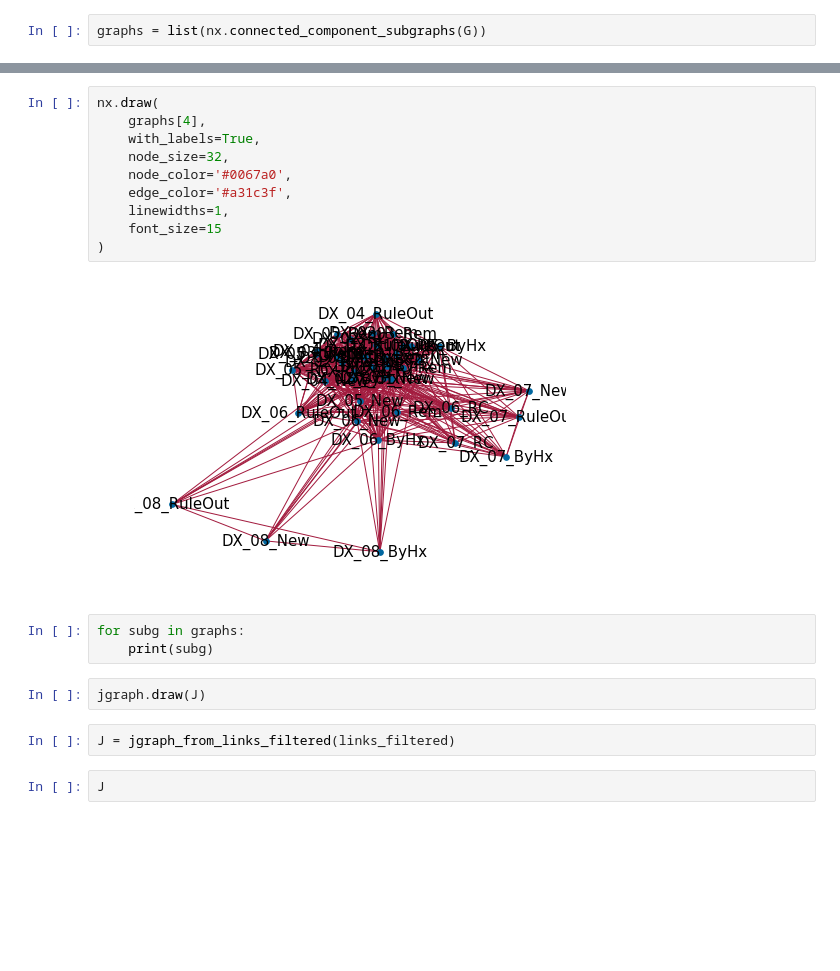
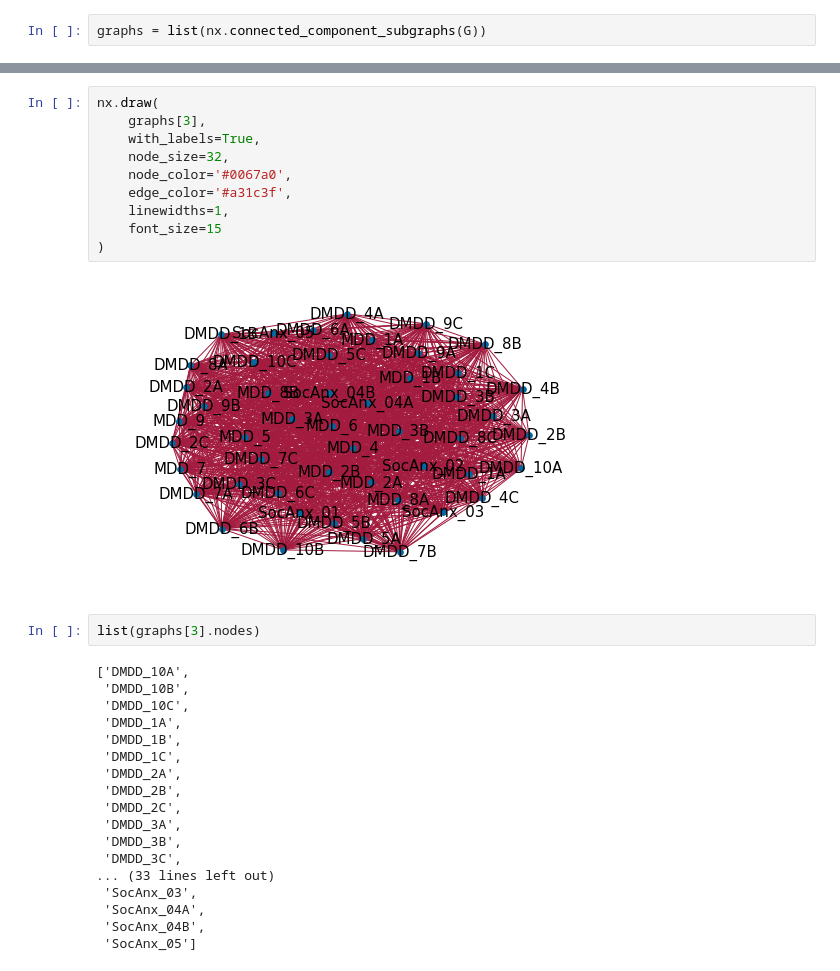
Before and after one commit to ChildMindInstitute/questionnaire-correlations, a Jupyter notebook: graph_question_correlations.ipynb, the cells around one changed output, grey strips where cells are left out. Cells and saved outputs as stored; diff of their text form; blank space fills up the shorter version.

Commit message:
:sparkles: Subgraph Figure & Legend
Ref ef926ba

```diff
--- a/graph_question_correlations.ipynb
+++ b/graph_question_correlations.ipynb
@@ -171,21 +262,32 @@ for g in graphs:
 # %%
 nx.draw(
-    graphs[4],
+    graphs[3],
     with_labels=True,
     node_size=32,
     node_color='#0067a0',
     edge_color='#a31c3f',
     linewidths=1,
     font_size=15
 )
 # %% [output]
-[figure, old version]
+[figure, new version]
-# %%
-for subg in graphs:
-    print(subg)
-# %%
-jgraph.draw(J)
-# %%
-J = jgraph_from_links_filtered(links_filtered)
-# %%
-J
+# %%
+list(graphs[3].nodes)
+# %% [output]
+['DMDD_10A',
+ 'DMDD_10B',
+ 'DMDD_10C',
+ 'DMDD_1A',
+ 'DMDD_1B',
+ 'DMDD_1C',
+ 'DMDD_2A',
+ 'DMDD_2B',
+ 'DMDD_2C',
+ 'DMDD_3A',
+ 'DMDD_3B',
+ 'DMDD_3C',
+... (33 lines left out)
+ 'SocAnx_03',
+ 'SocAnx_04A',
+ 'SocAnx_04B',
+ 'SocAnx_05']
```
Also changed, not shown: parts of 14 cells of this notebook.
